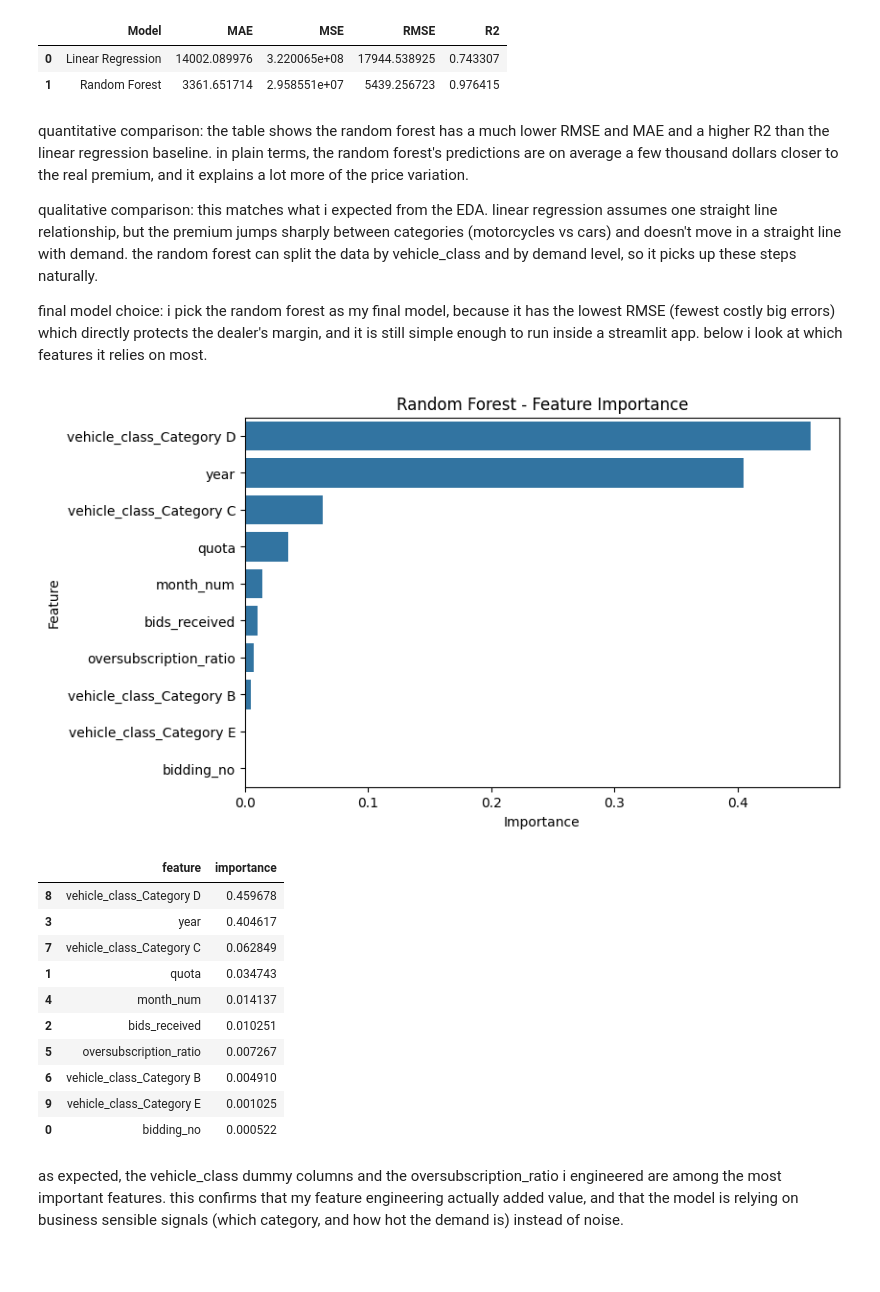
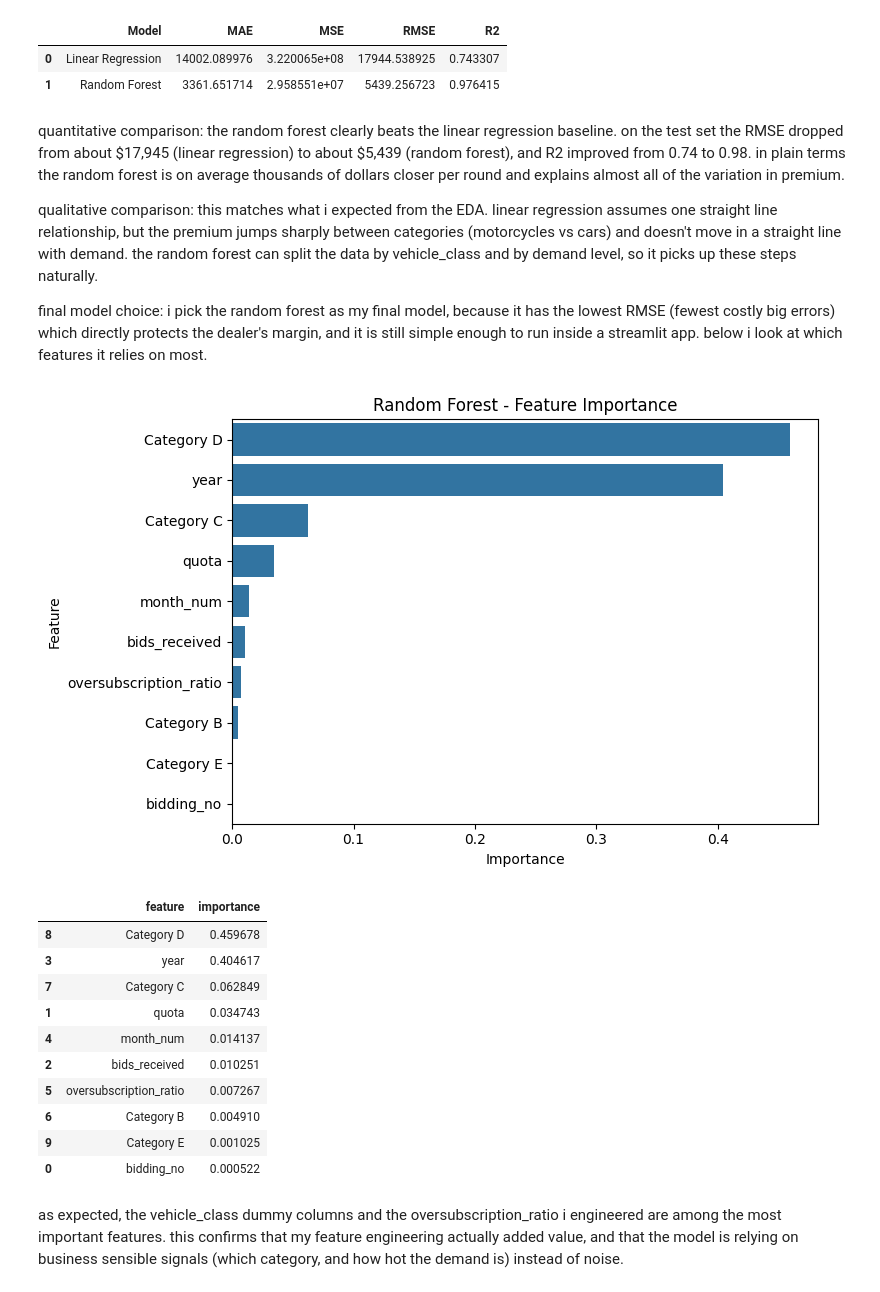
Before and after one commit to dinglberry444/mldp2026, a Jupyter notebook: MLDP Program Codes Submission Template.ipynb, the cells around one changed output. Cells and saved outputs as stored; diff of their text form; code cells hidden in the pictures; blank space fills up the shorter version.

```diff
--- a/MLDP Program Codes Submission Template.ipynb
+++ b/MLDP Program Codes Submission Template.ipynb
@@ -319,7 +358,7 @@ results_df
 | 0 | Linear Regression | 14002.089976 | 3.220065e+08 | 17944.538925 | 0.743307 |
 | 1 | Random Forest | 3361.651714 | 2.958551e+07 | 5439.256723 | 0.976415 |
 # %% [markdown]
-quantitative comparison: the table shows the random forest has a much lower RMSE and MAE and a higher R2 than the linear regression baseline. in plain terms, the random forest's predictions are on average a few thousand dollars closer to the real premium, and it explains a lot more of the price variation.
+quantitative comparison: the random forest clearly beats the linear regression baseline. on the test set the RMSE dropped from about \$17,945 (linear regression) to about \$5,439 (random forest), and R2 improved from 0.74 to 0.98. in plain terms the random forest is on average thousands of dollars closer per round and explains almost all of the variation in premium.
 
 qualitative comparison: this matches what i expected from the EDA. linear regression assumes one straight line relationship, but the premium jumps sharply between categories (motorcycles vs cars) and doesn't move in a straight line with demand. the random forest can split the data by vehicle_class and by demand level, so it picks up these steps naturally.
 
@@ -327,30 +366,34 @@ final model choice: i pick the random forest as my final model, because it has t
 # %%
 ## feature importances from the random forest to explain the model
 importances = pd.DataFrame({
     'feature': X_train.columns,
     'importance': rf_model.feature_importances_
 }).sort_values('importance', ascending=False)
 
+## tidy the long one-hot column names so the y-axis labels are readable
+importances['feature'] = importances['feature'].str.replace('vehicle_class_', '', regex=False)
+
 plt.figure(figsize=(8, 5))
 sns.barplot(x='importance', y='feature', data=importances)
 plt.title('Random Forest - Feature Importance')
 plt.xlabel('Importance')
 plt.ylabel('Feature')
+plt.tight_layout()
 plt.show()
 
 importances
 # %% [output]
-[figure, old version]
+[figure, new version]
 |  | feature | importance |
-| 8 | vehicle_class_Category D | 0.459678 |
+| 8 | Category D | 0.459678 |
 | 3 | year | 0.404617 |
-| 7 | vehicle_class_Category C | 0.062849 |
+| 7 | Category C | 0.062849 |
 | 1 | quota | 0.034743 |
 | 4 | month_num | 0.014137 |
 | 2 | bids_received | 0.010251 |
 | 5 | oversubscription_ratio | 0.007267 |
-| 6 | vehicle_class_Category B | 0.004910 |
-| 9 | vehicle_class_Category E | 0.001025 |
+| 6 | Category B | 0.004910 |
+| 9 | Category E | 0.001025 |
 | 0 | bidding_no | 0.000522 |
 # %% [markdown]
 as expected, the vehicle_class dummy columns and the oversubscription_ratio i engineered are among the most important features. this confirms that my feature engineering actually added value, and that the model is relying on business sensible signals (which category, and how hot the demand is) instead of noise.
```
Also changed, not shown: parts of 11 cells of this notebook, 5 other files.
